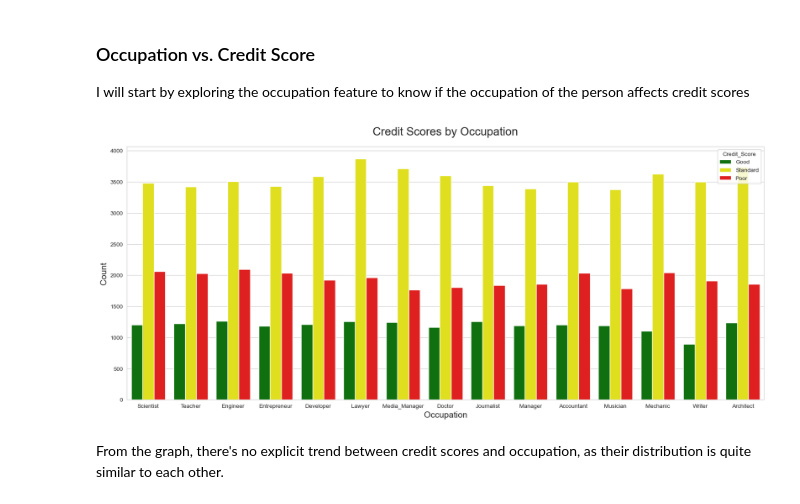
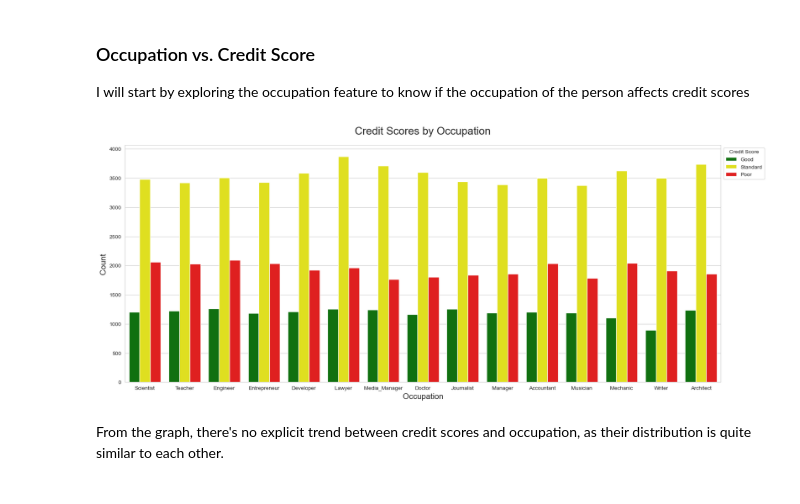
Before and after one commit to Rafsan7238/Data-Analysis_Data-Science_Projects, a Jupyter notebook: Python Projects/Credit Score Classification with ML/Credit Score Classification with ML.ipynb, the cells around one changed output. Cells and saved outputs as stored; diff of their text form; code cells hidden in the pictures.

```diff
--- a/Python Projects/Credit Score Classification with ML/Credit Score Classification with ML.ipynb
+++ b/Python Projects/Credit Score Classification with ML/Credit Score Classification with ML.ipynb
@@ -187,12 +187,13 @@ I will start by exploring the occupation feature to know if the occupation of th
 # %%
 plt.figure(figsize=(20,8))
 
 sns.countplot(data=data, x='Occupation', hue='Credit_Score', palette=['green', 'yellow', 'red'])
 plt.xlabel('Occupation', fontsize=15)
 plt.ylabel('Count', fontsize=15)
+plt.legend(title='Credit Score',bbox_to_anchor=(1,1))
 plt.title('Credit Scores by Occupation', fontsize=20, pad=20)
 plt.show()
 # %% [output]
-[figure, old version]
+[figure, new version]
 # %% [markdown]
 From the graph, there's no explicit trend between credit scores and occupation, as their distribution is quite similar to each other.
```
Also changed, not shown: parts of 3 cells of this notebook.
